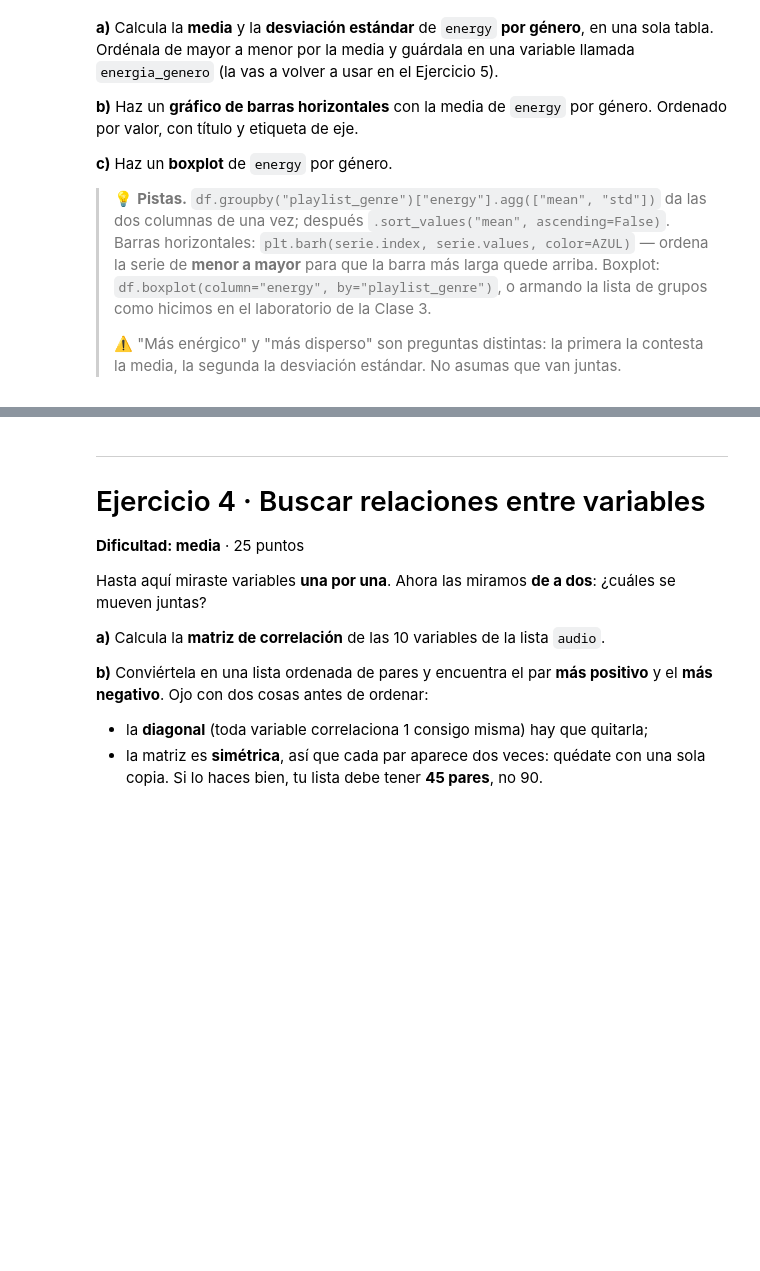
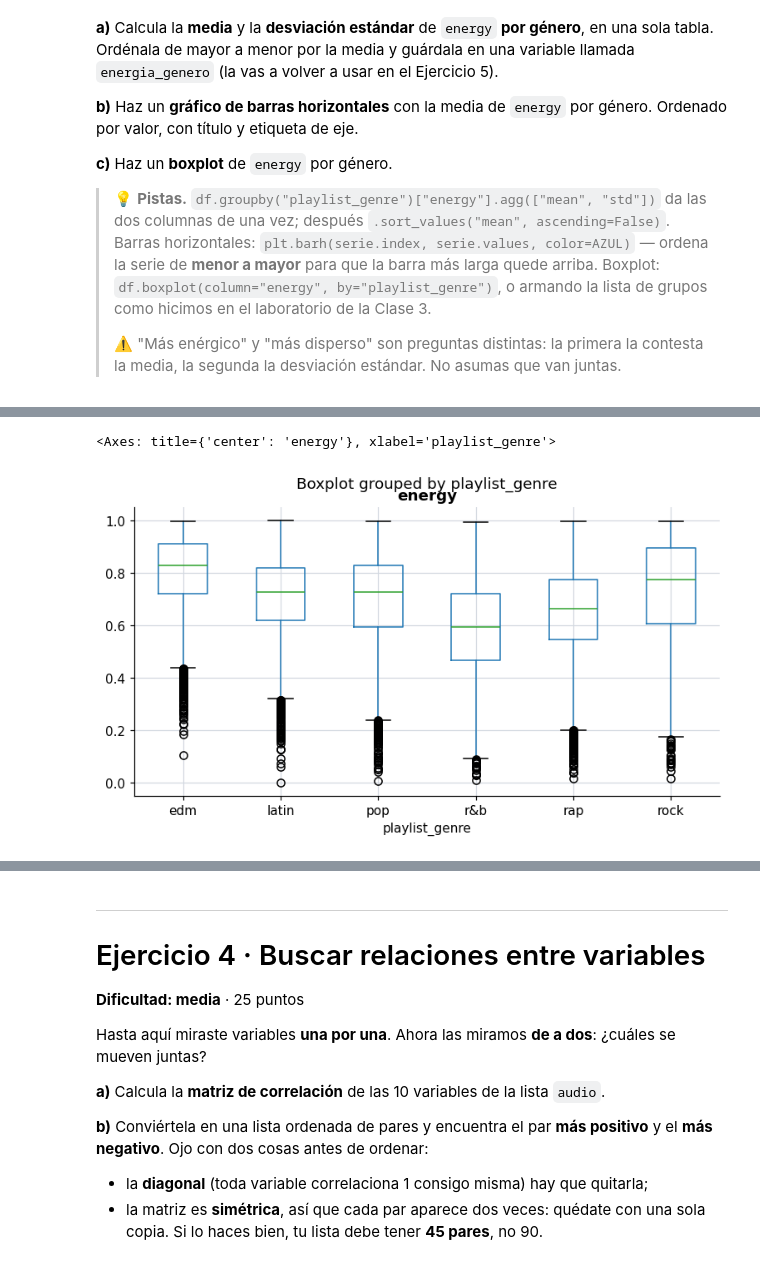
Before and after one commit to Kadeen92/S100-analitica-datos, a Jupyter notebook: S100_PS1_AnthonyCastillo.ipynb, the cells around one changed output, grey strips where cells are left out. Saved outputs shown, nothing was run; the diff lists cells and outputs as text; code cells hidden in the pictures; blank space fills up the shorter version.

```diff
--- a/S100_PS1_AnthonyCastillo.ipynb
+++ b/S100_PS1_AnthonyCastillo.ipynb
@@ -299,3 +316,9 @@ print(energia_genero)
+# %%
+# c) Boxplot
+df.boxplot(column="energy", by="playlist_genre")
+# %% [output]
+<Axes: title={'center': 'energy'}, xlabel='playlist_genre'>
+[figure, added]
 # %% [markdown]
 ### 📝 Tu respuesta — Ejercicio 3
 
```
Also changed, not shown: parts of 3 cells of this notebook.
